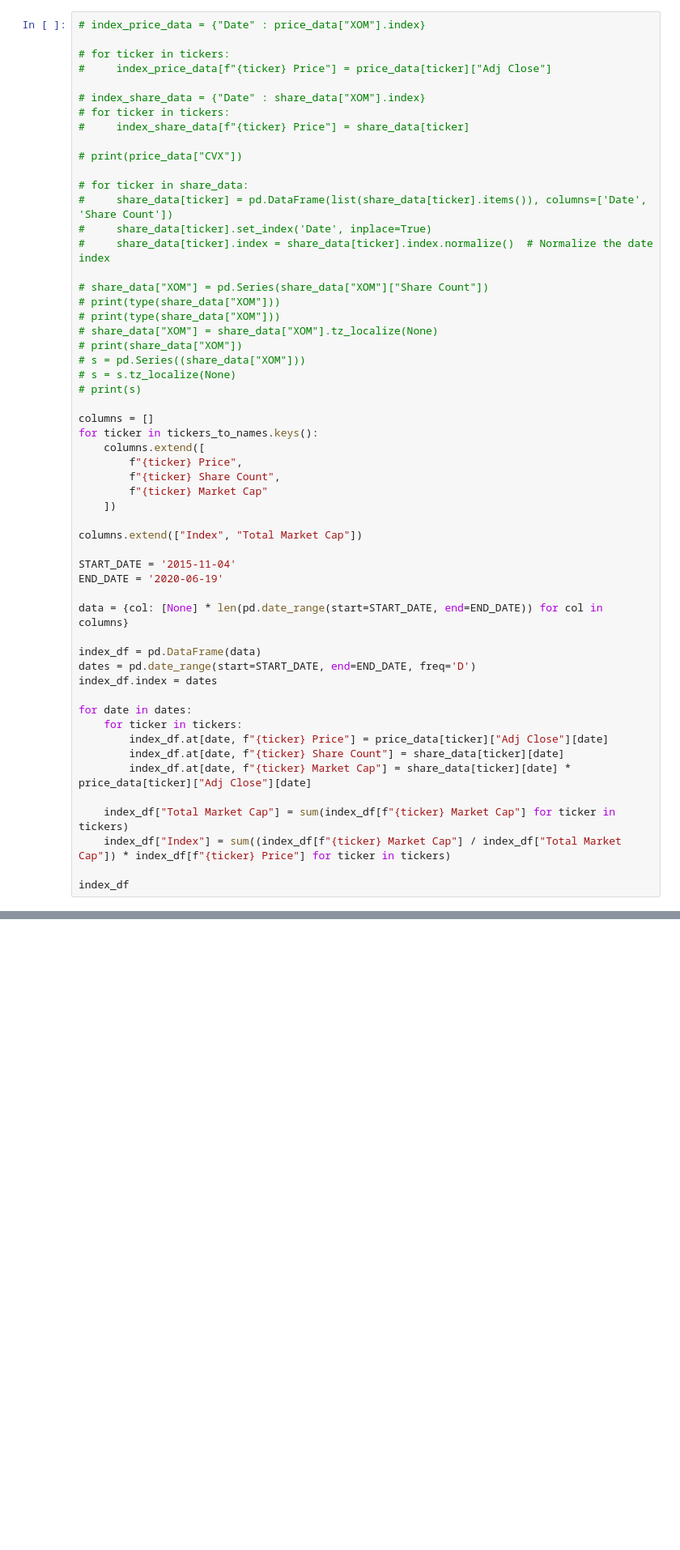
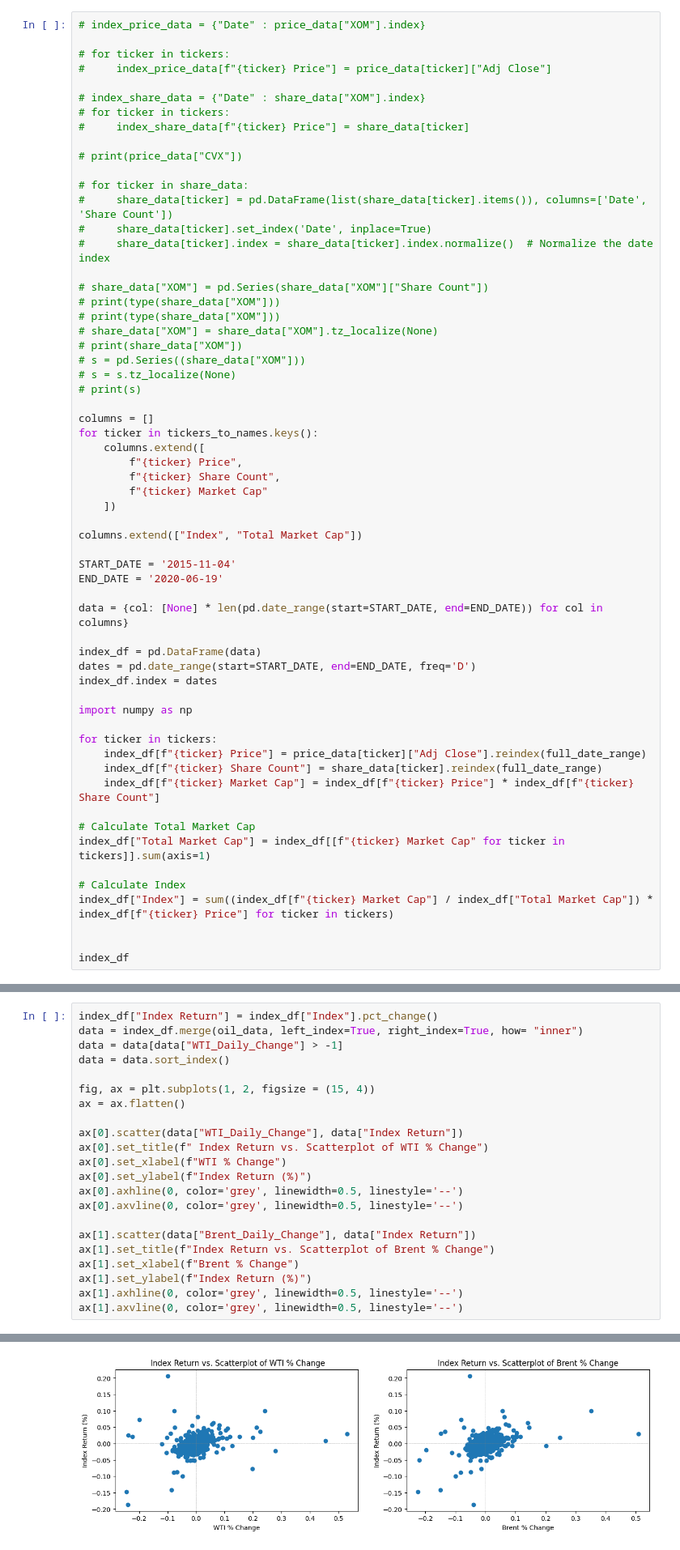
Before and after one commit to tmoolji/IMLFinalProj, a Jupyter notebook: final_proj.ipynb, the cells around one changed output, grey strips where cells are left out. Shown at 81% size. Cells and saved outputs as stored; diff of their text form; blank space fills up the shorter version.

```diff
--- a/final_proj.ipynb
+++ b/final_proj.ipynb
@@ -321,13 +341,18 @@ index_df = pd.DataFrame(data)
 dates = pd.date_range(start=START_DATE, end=END_DATE, freq='D')
 index_df.index = dates
 
-for date in dates:
-    for ticker in tickers:
-        index_df.at[date, f"{ticker} Price"] = price_data[ticker]["Adj Close"][date]
-        index_df.at[date, f"{ticker} Share Count"] = share_data[ticker][date]
-        index_df.at[date, f"{ticker} Market Cap"] = share_data[ticker][date] * price_data[ticker]["Adj Close"][date]
+import numpy as np
 
-    index_df["Total Market Cap"] = sum(index_df[f"{ticker} Market Cap"] for ticker in tickers)
-    index_df["Index"] = sum((index_df[f"{ticker} Market Cap"] / index_df["Total Market Cap"]) * index_df[f"{ticker} Price"] for ticker in tickers)
+for ticker in tickers:
+    index_df[f"{ticker} Price"] = price_data[ticker]["Adj Close"].reindex(full_date_range)
+    index_df[f"{ticker} Share Count"] = share_data[ticker].reindex(full_date_range)
+    index_df[f"{ticker} Market Cap"] = index_df[f"{ticker} Price"] * index_df[f"{ticker} Share Count"]
+
+# Calculate Total Market Cap
+index_df["Total Market Cap"] = index_df[[f"{ticker} Market Cap" for ticker in tickers]].sum(axis=1)
+
+# Calculate Index
+index_df["Index"] = sum((index_df[f"{ticker} Market Cap"] / index_df["Total Market Cap"]) * index_df[f"{ticker} Price"] for ticker in tickers)
+
 
 index_df
@@ -337,0 +375,23 @@ index_df
+# %%
+index_df["Index Return"] = index_df["Index"].pct_change()
+data = index_df.merge(oil_data, left_index=True, right_index=True, how= "inner")
+data = data[data["WTI_Daily_Change"] > -1]
+data = data.sort_index()
+
+fig, ax = plt.subplots(1, 2, figsize = (15, 4))
+ax = ax.flatten()
+
+ax[0].scatter(data["WTI_Daily_Change"], data["Index Return"])
+ax[0].set_title(f" Index Return vs. Scatterplot of WTI % Change")
+ax[0].set_xlabel(f"WTI % Change")
+ax[0].set_ylabel(f"Index Return (%)")
+ax[0].axhline(0, color='grey', linewidth=0.5, linestyle='--')
+ax[0].axvline(0, color='grey', linewidth=0.5, linestyle='--')
+
+ax[1].scatter(data["Brent_Daily_Change"], data["Index Return"])
+ax[1].set_title(f"Index Return vs. Scatterplot of Brent % Change")
+ax[1].set_xlabel(f"Brent % Change")
+ax[1].set_ylabel(f"Index Return (%)")
+ax[1].axhline(0, color='grey', linewidth=0.5, linestyle='--')
+ax[1].axvline(0, color='grey', linewidth=0.5, linestyle='--')
+# %% [output]
@@ -337,0 +399 @@ index_df
+[figure, added]
```
Also changed, not shown: parts of 23 cells of this notebook.
